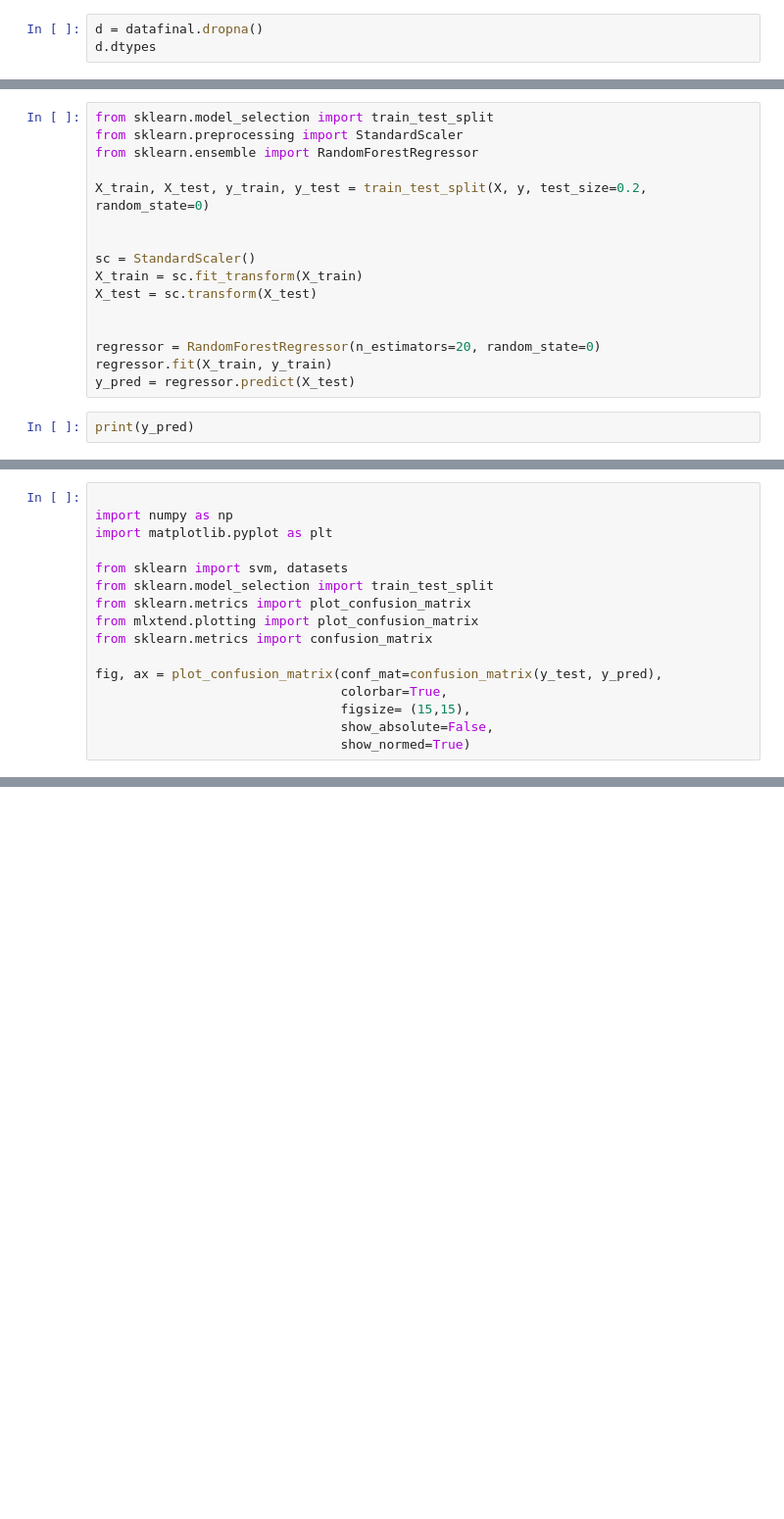
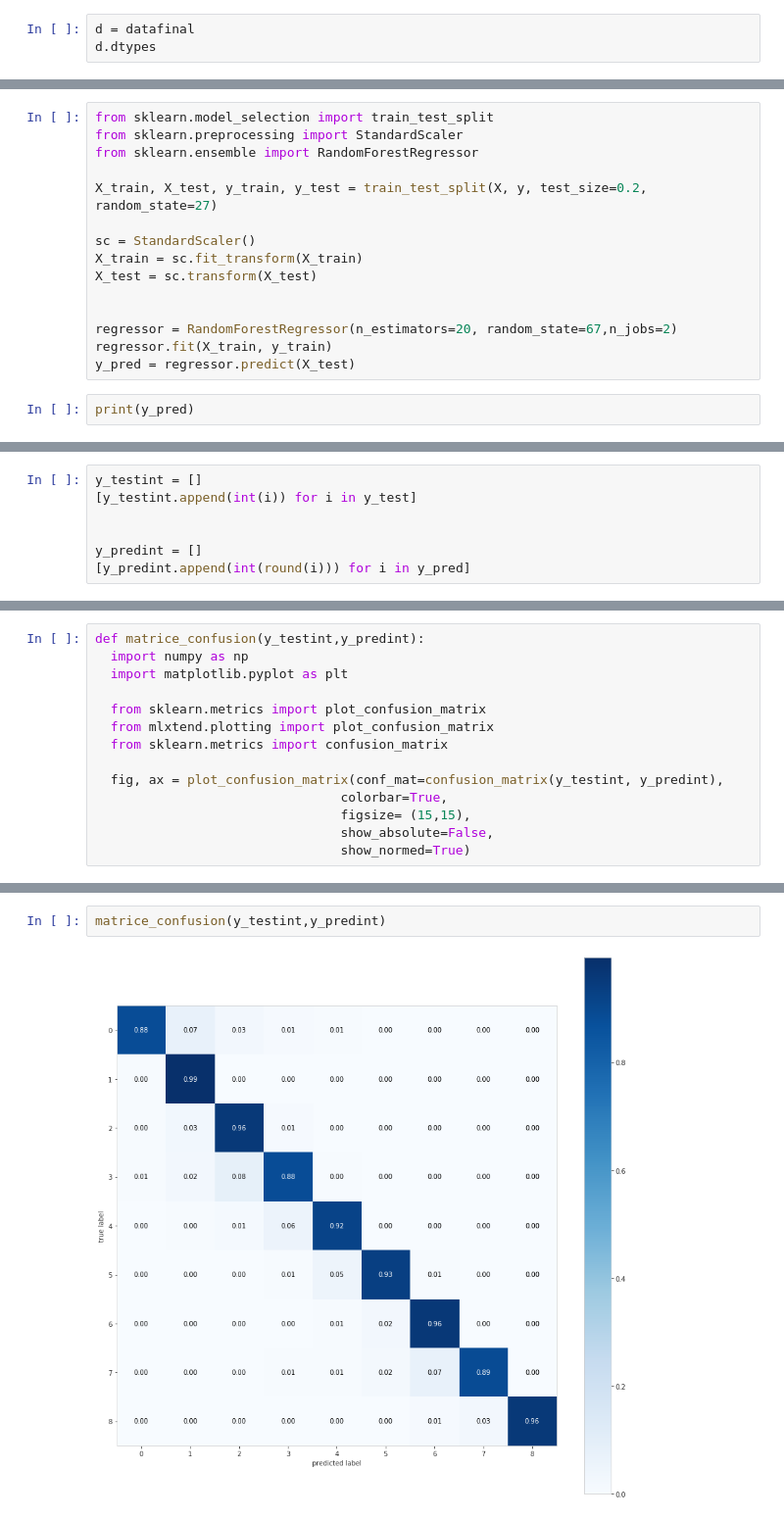
Before and after one commit to lydiasu1/pythonanalysis, a Jupyter notebook: Pythonanalysis.ipynb, the cells around one changed output, grey strips where cells are left out. Shown at 98% size. Cells and saved outputs as stored; diff of their text form; blank space fills up the shorter version.

Commit message:
Dataset clean + ML

```diff
--- a/Pythonanalysis.ipynb
+++ b/Pythonanalysis.ipynb
@@ -668,3 +693,3 @@ datafinal.to_csv('data.csv', sep='\t', encoding='utf-8')
 # %%
-d = datafinal.dropna()
+d = datafinal
 d.dtypes
@@ -708,15 +721,14 @@ from sklearn.model_selection import train_test_split
 from sklearn.preprocessing import StandardScaler
 from sklearn.ensemble import RandomForestRegressor
 
-X_train, X_test, y_train, y_test = train_test_split(X, y, test_size=0.2, random_state=0)
-
+X_train, X_test, y_train, y_test = train_test_split(X, y, test_size=0.2, random_state=27)
 
 sc = StandardScaler()
 X_train = sc.fit_transform(X_train)
 X_test = sc.transform(X_test)
 
 
-regressor = RandomForestRegressor(n_estimators=20, random_state=0)
+regressor = RandomForestRegressor(n_estimators=20, random_state=67,n_jobs=2)
 regressor.fit(X_train, y_train)
 y_pred = regressor.predict(X_test)
 # %%
@@ -733,0 +742,7 @@ Root Mean Squared Error: 0.0963453809605444
+# %%
+y_testint = []
+[y_testint.append(int(i)) for i in y_test]
+
+
+y_predint = []
+[y_predint.append(int(round(i))) for i in y_pred]
@@ -734,15 +756,13 @@ Root Mean Squared Error: 0.0963453809605444
 # %%
+def matrice_confusion(y_testint,y_predint):
+  import numpy as np
+  import matplotlib.pyplot as plt
 
-import numpy as np
-import matplotlib.pyplot as plt
+  from sklearn.metrics import plot_confusion_matrix
+  from mlxtend.plotting import plot_confusion_matrix
+  from sklearn.metrics import confusion_matrix
 
-from sklearn import svm, datasets
-from sklearn.model_selection import train_test_split
-from sklearn.metrics import plot_confusion_matrix
-from mlxtend.plotting import plot_confusion_matrix
-from sklearn.metrics import confusion_matrix
-
-fig, ax = plot_confusion_matrix(conf_mat=confusion_matrix(y_test, y_pred),
+  fig, ax = plot_confusion_matrix(conf_mat=confusion_matrix(y_testint, y_predint),
                                 colorbar=True,
                                 figsize= (15,15),
                                 show_absolute=False,
@@ -751,0 +770,4 @@ ValueError: ignored
+# %%
+matrice_confusion(y_testint,y_predint)
+# %% [output]
+[figure, added]
```
Also changed, not shown: parts of 32 cells of this notebook.
